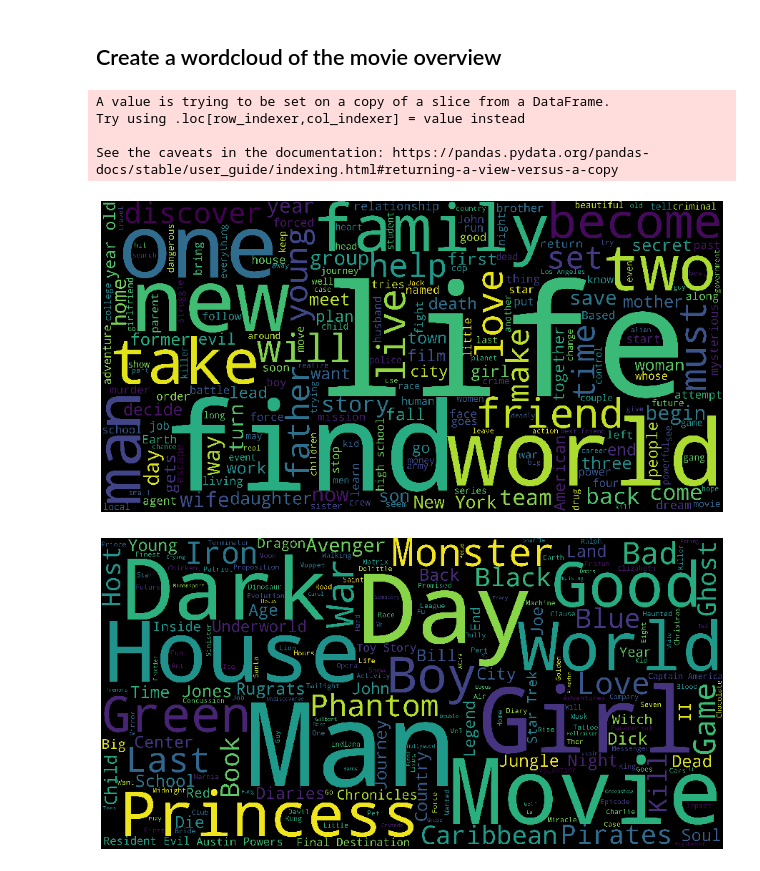
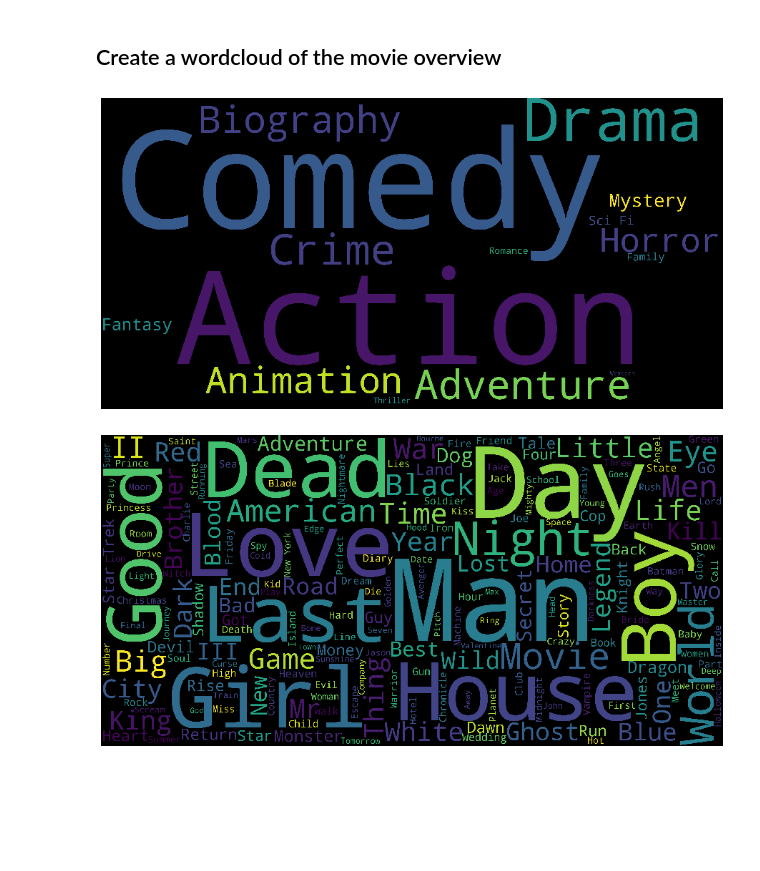
Before and after one commit to Daniel-Schroeder15/Movies_project, a Jupyter notebook: Genre_Recommendation.ipynb, the cells around one changed output. Cells and saved outputs as stored; diff of their text form; code cells hidden in the pictures; blank space fills up the shorter version.

Commit message:
adding connections to database

```diff
--- a/Genre_Recommendation.ipynb
+++ b/Genre_Recommendation.ipynb
@@ -82,0 +15,6 @@ dtype: int64
+# %%
+# Create Database Engine and extract Final_Movies_dataset table from Database
+connection_string = f"postgres://postgres:{sql_pwd}@group-c-project-db.csna2pebfhlh.us-east-2.rds.amazonaws.com:5432/postgres"
+engine = create_engine(connection_string)
+movies_df = pd.read_sql(sql="Final_Movies_dataset", con=engine)
+movies_df.head()
@@ -224,25 +119,21 @@ Name: title, dtype: object
 ## Create a wordcloud of the movie overview
 # %%
 # Create a wordcloud of the movie overview
-movies['overview'] = movies['overview'].fillna("").astype('str')
-genre_corpus = ' '.join(movies['overview'])
+movies_df['genre'] = movies_df['genre'].fillna("").astype('str')
+genre_corpus = ' '.join(movies_df['genre'])
 genre_wordcloud = WordCloud(stopwords=STOPWORDS, background_color='black', height=2000, width=4000).generate(genre_corpus)
 
 # Plot the wordcloud
 plt.figure(figsize=(16,8))
 plt.imshow(genre_wordcloud)
 plt.axis('off')
 plt.show()
 # %% [output]
-A value is trying to be set on a copy of a slice from a DataFrame.
-Try using .loc[row_indexer,col_indexer] = value instead
-
-See the caveats in the documentation: https://pandas.pydata.org/pandas-docs/stable/user_guide/indexing.html#returning-a-view-versus-a-copy
-[figure, old version]
+[figure, new version]
 # %%
 # Create a wordcloud of the movie titles
-movies['title'] = movies['title'].fillna("").astype('str')
-title_corpus = ' '.join(movies['title'])
+movies_df['title'] = movies_df['title'].fillna("").astype('str')
+title_corpus = ' '.join(movies_df['title'])
 title_wordcloud = WordCloud(stopwords=STOPWORDS, background_color='black', height=2000, width=4000).generate(title_corpus)
 
 # Plot the wordcloud
@@ -251,4 +142,4 @@ plt.imshow(title_wordcloud)
 plt.axis('off')
 plt.show()
 # %% [output]
-[figure, old version]
+[figure, new version]
```
Also changed, not shown: parts of 14 cells of this notebook, 1 other file.
